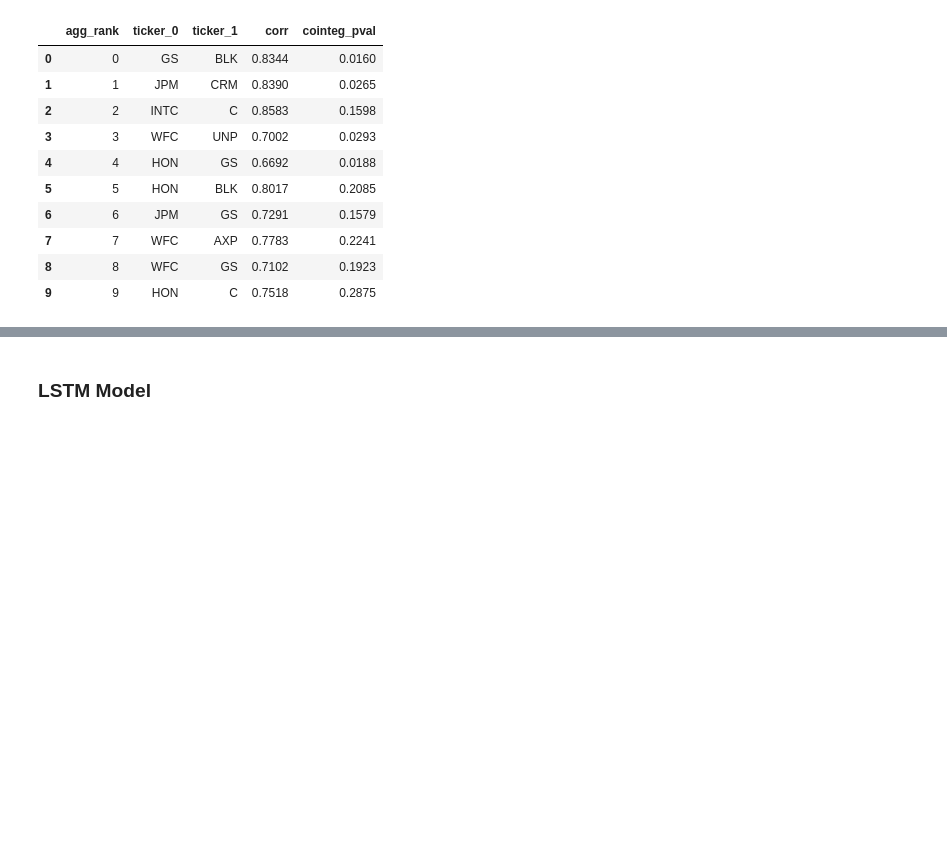
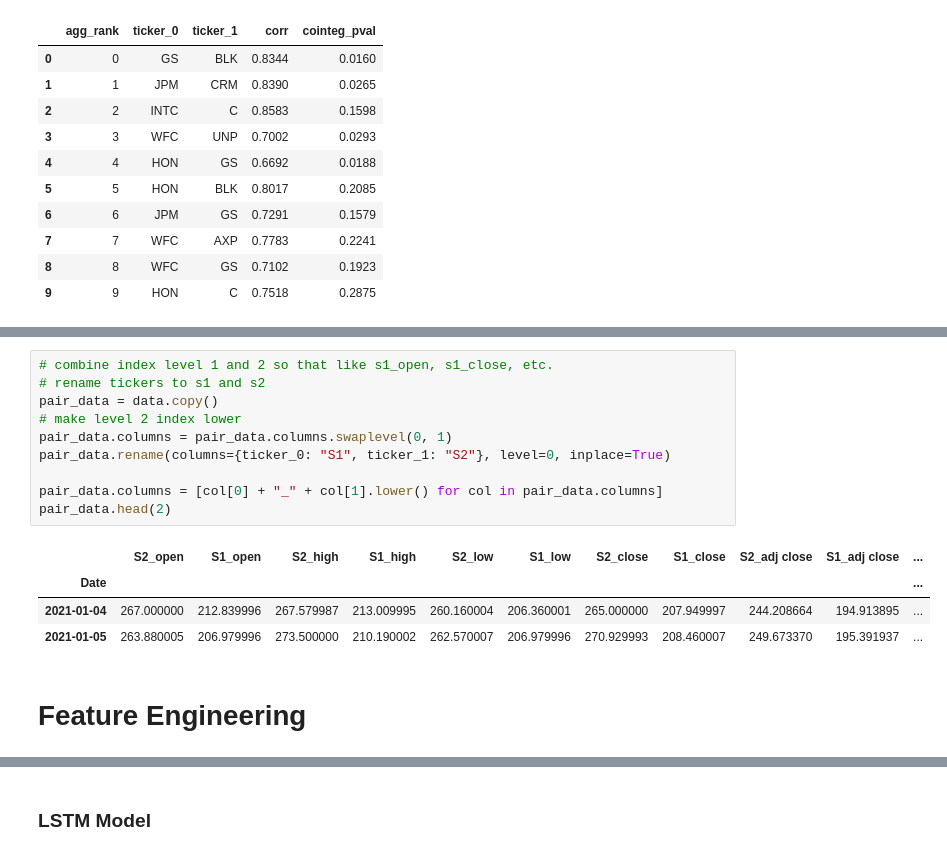
Before and after one commit to DarienNouri/Trading-Strategy-Project, a Jupyter notebook: strategies/Notebooks/spread_forecasting.ipynb, the cells around one changed output, grey strips where cells are left out. Drawn from its saved outputs; the diff is of its cells as text; blank space fills up the shorter version.

```diff
--- a/strategies/Notebooks/spread_forecasting.ipynb
+++ b/strategies/Notebooks/spread_forecasting.ipynb
@@ -270,0 +82,17 @@ Test data:
+# %%
+# combine index level 1 and 2 so that like s1_open, s1_close, etc.
+# rename tickers to s1 and s2
+pair_data = data.copy()
+# make level 2 index lower
+pair_data.columns = pair_data.columns.swaplevel(0, 1)
+pair_data.rename(columns={ticker_0: "S1", ticker_1: "S2"}, level=0, inplace=True)
+
+pair_data.columns = [col[0] + "_" + col[1].lower() for col in pair_data.columns]
+pair_data.head(2)
+# %% [output]
+|  | S2_open | S1_open | S2_high | S1_high | S2_low | S1_low | S2_close | S1_close | S2_adj close | S1_adj close | ... |
+| Date |  |  |  |  |  |  |  |  |  |  | ... |
+| 2021-01-04 | 267.000000 | 212.839996 | 267.579987 | 213.009995 | 260.160004 | 206.360001 | 265.000000 | 207.949997 | 244.208664 | 194.913895 | ... |
+| 2021-01-05 | 263.880005 | 206.979996 | 273.500000 | 210.190002 | 262.570007 | 206.979996 | 270.929993 | 208.460007 | 249.673370 | 195.391937 | ... |
+# %% [markdown]
+# Feature Engineering
```
Also changed, not shown: parts of 32 cells of this notebook, 2 other files.
